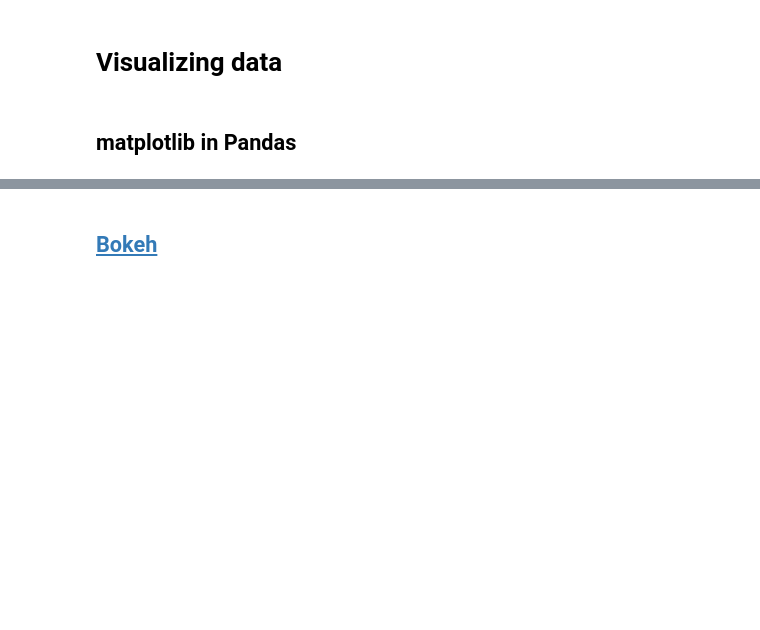
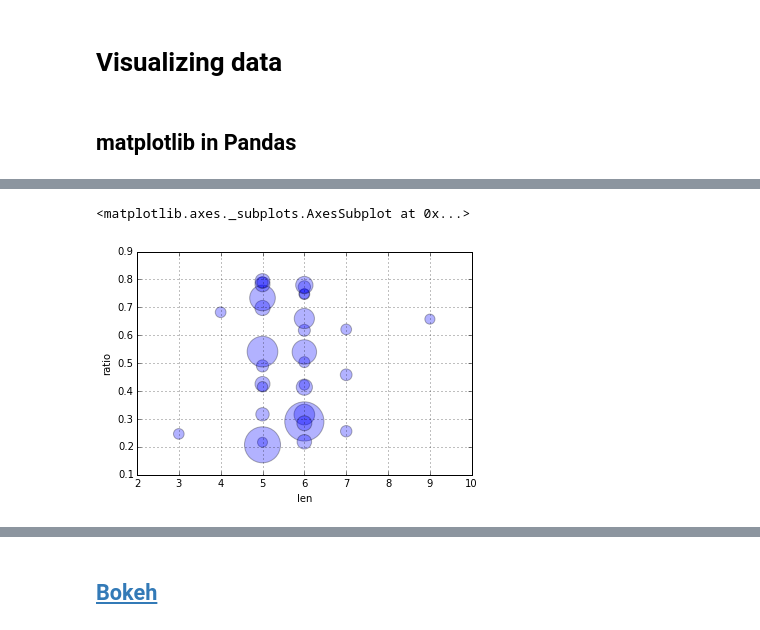
Before and after one commit to catherinedevlin/pgopen2014-data-science, a Jupyter notebook: pgopen2014_datascience.ipynb, the cells around one changed output, grey strips where cells are left out. Cells and saved outputs as stored; diff of their text form; code cells hidden in the pictures; blank space fills up the shorter version.

```diff
--- a/pgopen2014_datascience.ipynb
+++ b/pgopen2014_datascience.ipynb
@@ -135,0 +234,4 @@ lesleys.pivot_table('n_births', rows='year', cols='sex', aggfunc=sum)
+# %%
+gender = all_names.pivot_table('n_births', rows='name',
+                                       cols='sex', aggfunc=sum)
+gender
@@ -135,0 +258,4 @@ lesleys.pivot_table('n_births', rows='year', cols='sex', aggfunc=sum)
+# %%
+gender['total'] = gender.F + gender.M
+gender['ratio'] = gender.F / gender.total
+gender.head()
@@ -135,0 +270,4 @@ lesleys.pivot_table('n_births', rows='year', cols='sex', aggfunc=sum)
+# %%
+gender['andro'] = -1 * (abs(0.5 - gender.ratio))
+gender.sort('andro', ascending=False)[
+    gender.total > 10000].head()
@@ -316,0 +784,4 @@ yob2000[yob2000.n_births > 1000].hist(bins=10)
+# %%
+gsum = gender[(gender.total > 10000) & (gender.andro > -0.3)] \
+    .sort('andro', ascending=False)
+gsum.head()
@@ -316,0 +796,7 @@ yob2000[yob2000.n_births > 1000].hist(bins=10)
+# %%
+gsum['len'] = gsum.index.map(len)
+gsum.plot(kind='scatter', x='len', y='ratio',
+          s=gsum.total/100, alpha=0.3)
+# %% [output]
+<matplotlib.axes._subplots.AxesSubplot at 0x...>
+[figure, added]
```
Also changed, not shown: parts of 89 cells of this notebook, 5 other files.
